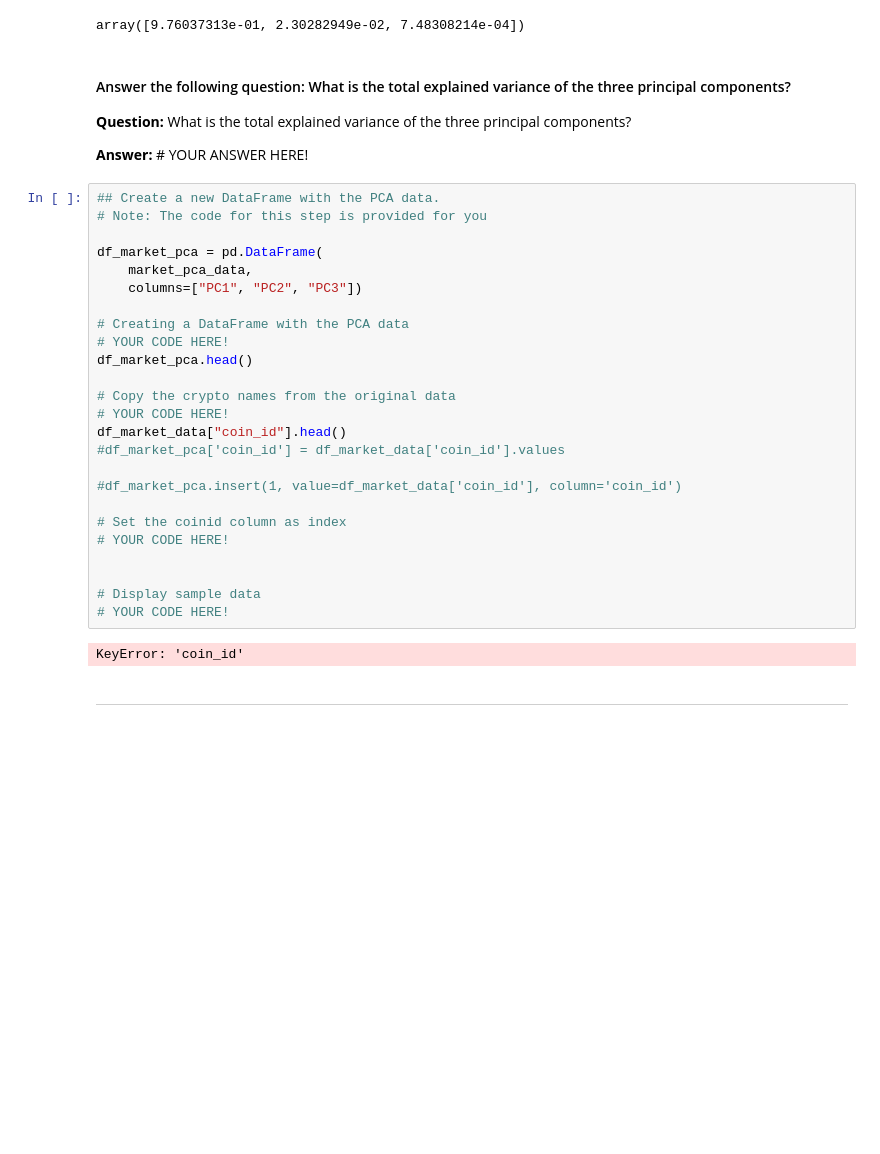
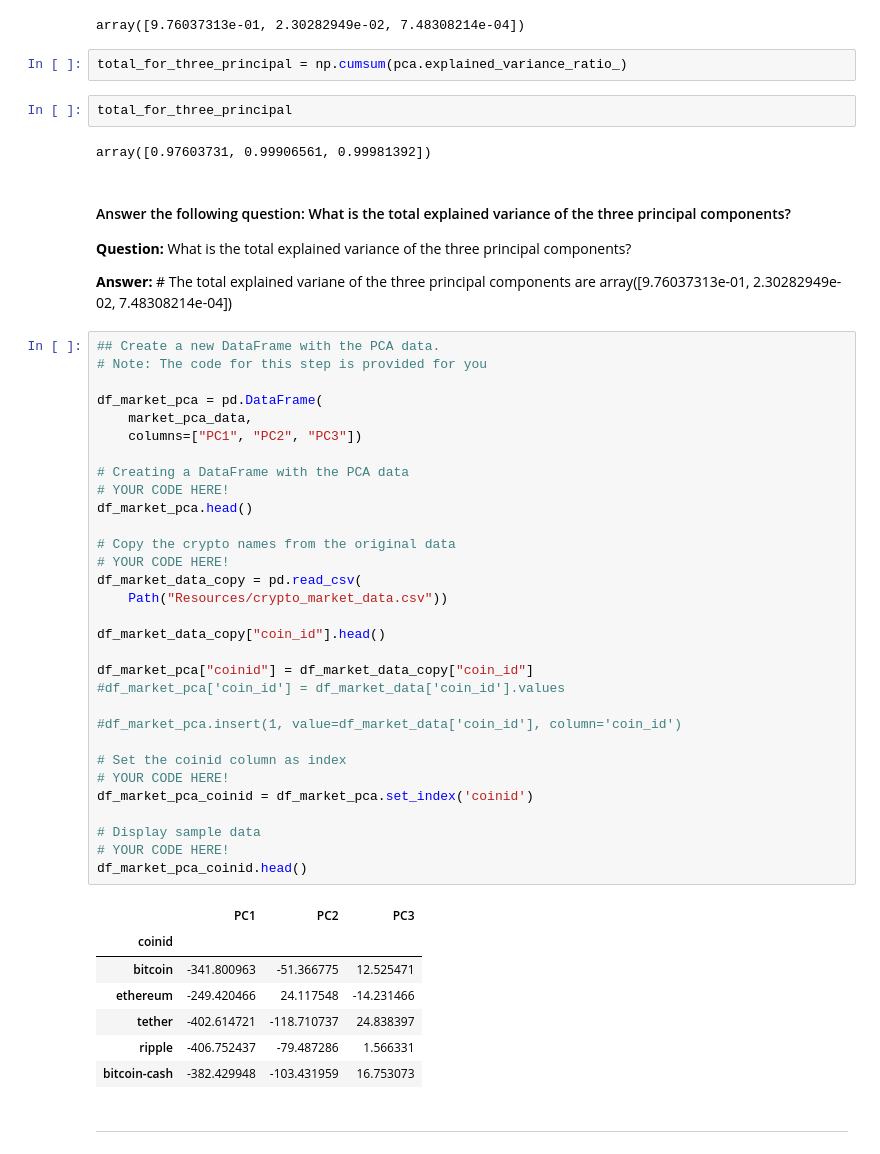
Before and after one commit to ajiva84/Crypto_clustering, a Jupyter notebook: crypto_investments.ipynb, the cells around one changed output. Drawn from its saved outputs; the diff is of its cells as text; blank space fills up the shorter version.

```diff
--- a/crypto_investments.ipynb
+++ b/crypto_investments.ipynb
@@ -303,39 +314,57 @@ array([[-341.80096268,  -51.36677548,   12.52547089],
 pca.explained_variance_ratio_
 # %% [output]
 array([9.76037313e-01, 2.30282949e-02, 7.48308214e-04])
+# %%
+total_for_three_principal = np.cumsum(pca.explained_variance_ratio_)
+# %%
+total_for_three_principal
+# %% [output]
+array([0.97603731, 0.99906561, 0.99981392])
 # %% [markdown]
 #### Answer the following question: What is the total explained variance of the three principal components?
 
 **Question:** What is the total explained variance of the three principal components?
 
-**Answer:** # YOUR ANSWER HERE!
+**Answer:** # The total explained variane of the three principal components are array([9.76037313e-01, 2.30282949e-02, 7.48308214e-04])
 # %%
 ## Create a new DataFrame with the PCA data.
 # Note: The code for this step is provided for you
 
 df_market_pca = pd.DataFrame(
     market_pca_data,
     columns=["PC1", "PC2", "PC3"])
 
 # Creating a DataFrame with the PCA data
 # YOUR CODE HERE!
 df_market_pca.head()
 
 # Copy the crypto names from the original data
 # YOUR CODE HERE!
-df_market_data["coin_id"].head()
+df_market_data_copy = pd.read_csv(
+    Path("Resources/crypto_market_data.csv"))
+
+df_market_data_copy["coin_id"].head()
+
+df_market_pca["coinid"] = df_market_data_copy["coin_id"]
 #df_market_pca['coin_id'] = df_market_data['coin_id'].values
 
 #df_market_pca.insert(1, value=df_market_data['coin_id'], column='coin_id')
 
 # Set the coinid column as index
 # YOUR CODE HERE!
-
+df_market_pca_coinid = df_market_pca.set_index('coinid')
 
 # Display sample data
 # YOUR CODE HERE!
+df_market_pca_coinid.head()
 # %% [output]
-KeyError: 'coin_id'
+|  | PC1 | PC2 | PC3 |
+| coinid |  |  |  |
+| bitcoin | -341.800963 | -51.366775 | 12.525471 |
+| ethereum | -249.420466 | 24.117548 | -14.231466 |
+| tether | -402.614721 | -118.710737 | 24.838397 |
+| ripple | -406.752437 | -79.487286 | 1.566331 |
+| bitcoin-cash | -382.429948 | -103.431959 | 16.753073 |
 # %% [markdown]
 ---
 # %% [markdown]
```
Also changed, not shown: parts of 19 cells of this notebook.
